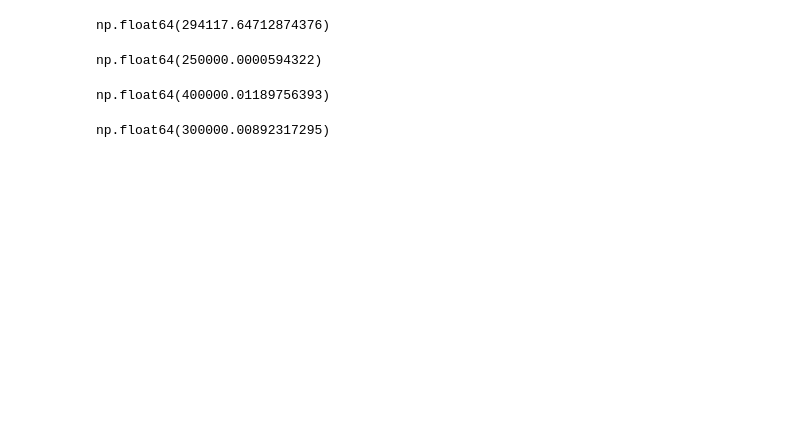
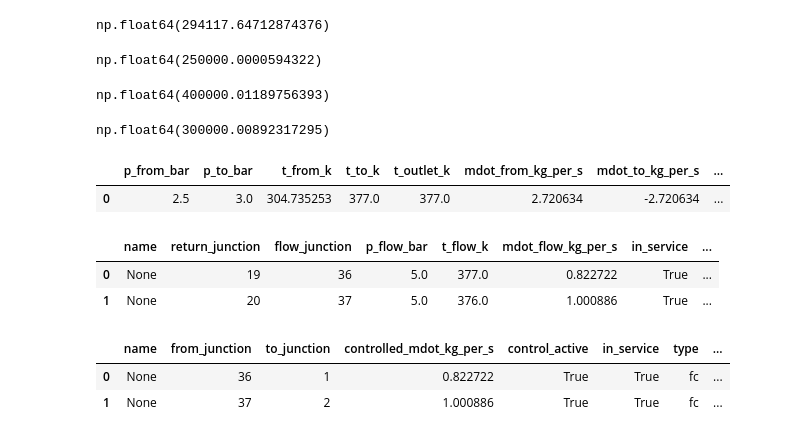
Before and after one commit to SerranoScope/Reduced_simulation, a Jupyter notebook: Normal Structure/Static_Characteristics/Central_production_functions.ipynb, the cells around one changed output. Saved outputs shown, nothing was run; the diff lists cells and outputs as text; code cells hidden in the pictures; blank space fills up the shorter version.

```diff
--- a/Normal Structure/Static_Characteristics/Central_production_functions.ipynb
+++ b/Normal Structure/Static_Characteristics/Central_production_functions.ipynb
@@ -467,3 +467,20 @@ np.float64(400000.01189756393)
 Chaufferie_3.Q_net_delivered
 # %% [output]
 np.float64(300000.00892317295)
+# %%
+net.res_circ_pump_pressure
+# %% [output]
+|  | p_from_bar | p_to_bar | t_from_k | t_to_k | t_outlet_k | mdot_from_kg_per_s | mdot_to_kg_per_s | ... |
+| 0 | 2.5 | 3.0 | 304.735253 | 377.0 | 377.0 | 2.720634 | -2.720634 | ... |
+# %%
+net.circ_pump_mass
+# %% [output]
+|  | name | return_junction | flow_junction | p_flow_bar | t_flow_k | mdot_flow_kg_per_s | in_service | ... |
+| 0 | None | 19 | 36 | 5.0 | 377.0 | 0.822722 | True | ... |
+| 1 | None | 20 | 37 | 5.0 | 376.0 | 1.000886 | True | ... |
+# %%
+net.flow_control
+# %% [output]
+|  | name | from_junction | to_junction | controlled_mdot_kg_per_s | control_active | in_service | type | ... |
+| 0 | None | 36 | 1 | 0.822722 | True | True | fc | ... |
+| 1 | None | 37 | 2 | 1.000886 | True | True | fc | ... |
```
Also changed, not shown: parts of 4 cells of this notebook, 6 other files.
